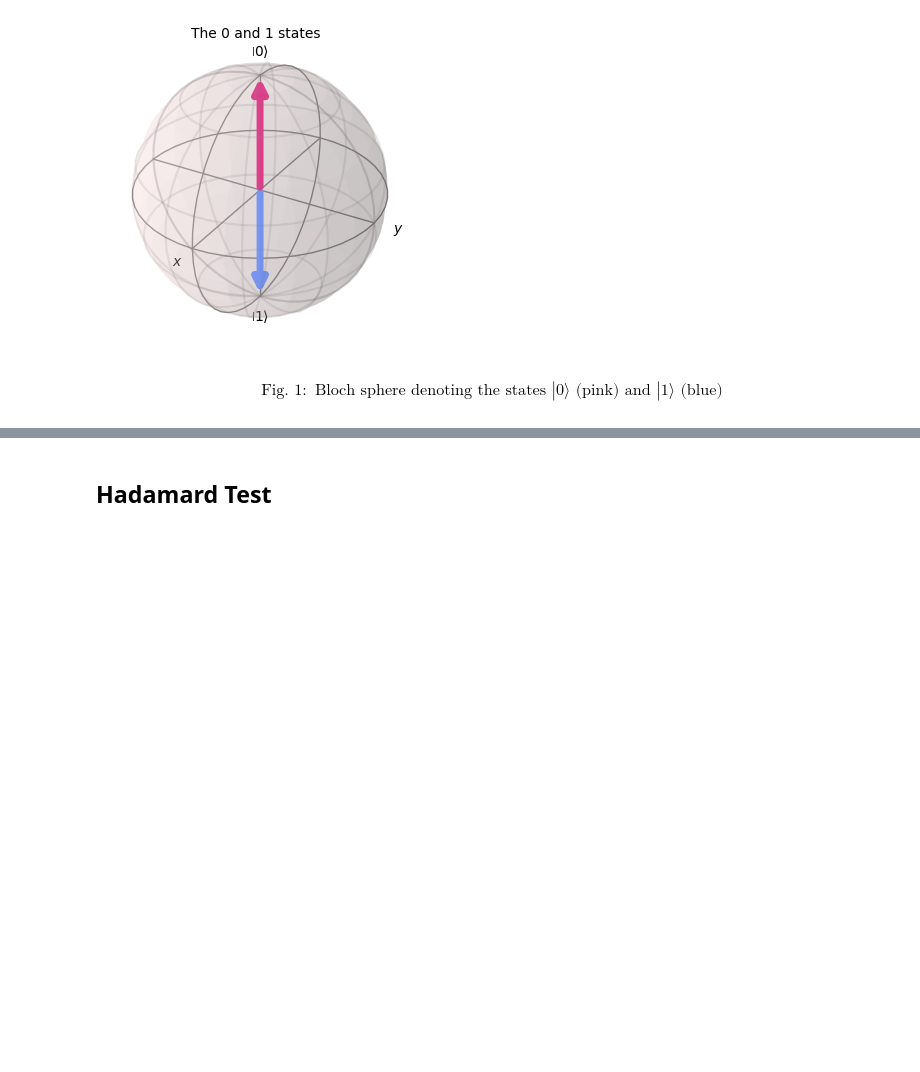
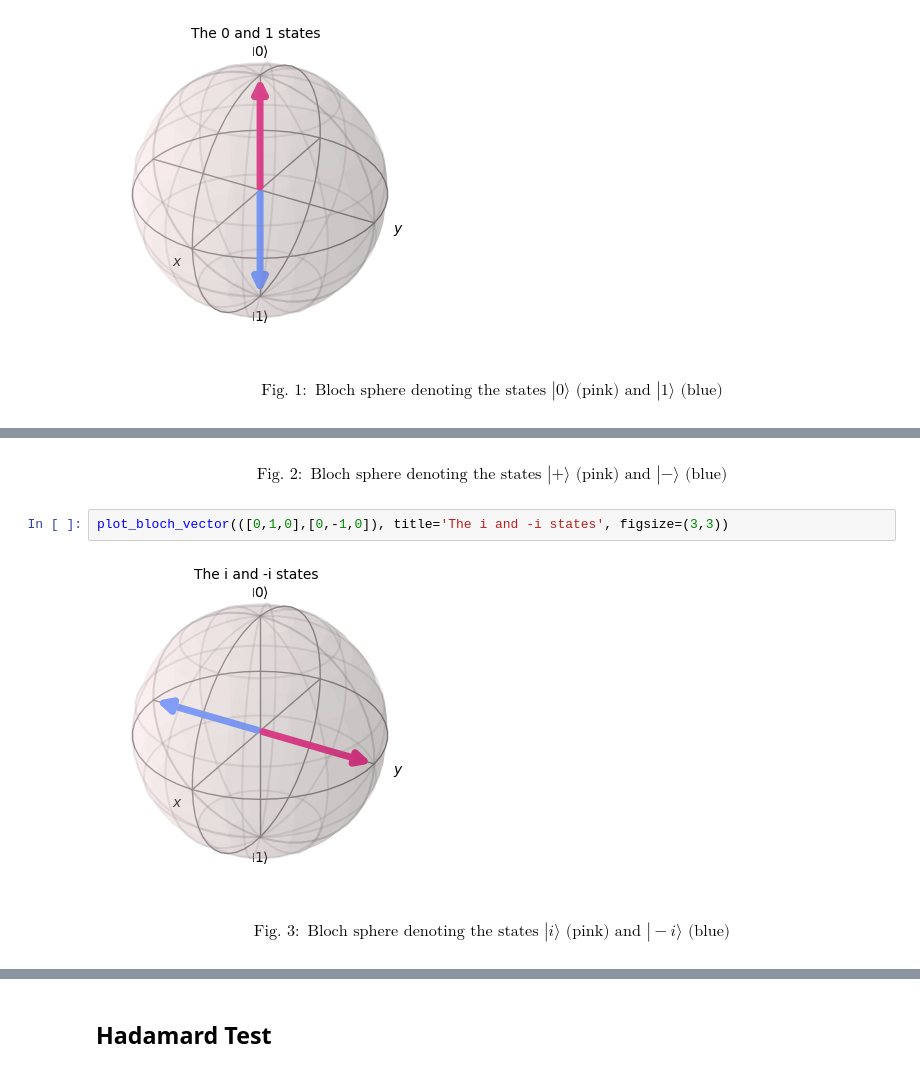
Before and after one commit to paulbruzzi/quantum-linear-algebra, a Jupyter notebook: Hadamard_Test.ipynb, the cells around one changed output, grey strips where cells are left out. Cells and saved outputs as stored; diff of their text form; blank space fills up the shorter version.

```diff
--- a/Hadamard_Test.ipynb
+++ b/Hadamard_Test.ipynb
@@ -49,3 +53,11 @@ $$\text{Fig. }1:\text{ Bloch sphere denoting the states }|0\rangle \text{ (pink)
+# %% [markdown]
+$$\text{Fig. }2:\text{ Bloch sphere denoting the states }|+\rangle \text{ (pink) and }|-\rangle\text{ (blue)}$$
+# %%
+plot_bloch_vector(([0,1,0],[0,-1,0]), title='The i and -i states', figsize=(3,3))
+# %% [output]
+[figure, added]
+# %% [markdown]
+$$\text{Fig. }3:\text{ Bloch sphere denoting the states }|i\rangle \text{ (pink) and }|-i\rangle\text{ (blue)}$$
 # %% [markdown]
 ### Measurement
 But, you might be asking, what would happen if we were to measure a particle in superposition if it doesn't have just one value? Well, when a particle that is put into superposition is measured, it collapses in to one of the states it is in a combination of. For example if we were to take the $|+\rangle$ state above and tried to measure it sometimes we would get $0$ and other times we would get $1$ with certain probabilities. To calculate these probabilities we first need to find the coeffiecent in front of the state we want to measure. We can do an inner product of the hermitian (also called dagger operation) of the state you want to measure with the current state of the particle. The Hermitian of a state is equivalent to the conjugate transpose of that state. The Hermitian of a generic state can be written in dirac notation as $\langle \psi|$ where this "backwards" ket is pronounced "bra psi". This is where the name "bra-ket" notation comes from.
```
Also changed, not shown: parts of 20 cells of this notebook.
